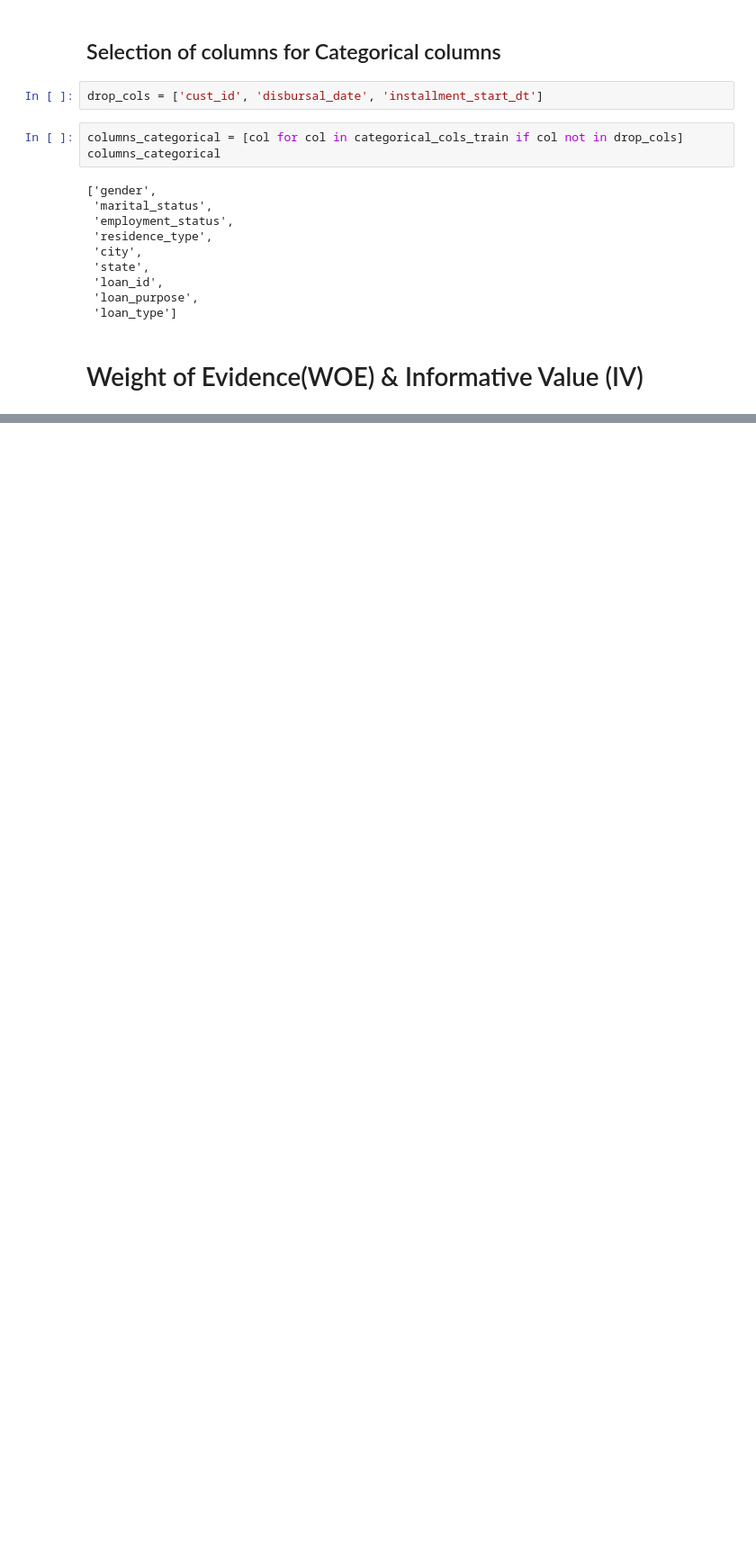
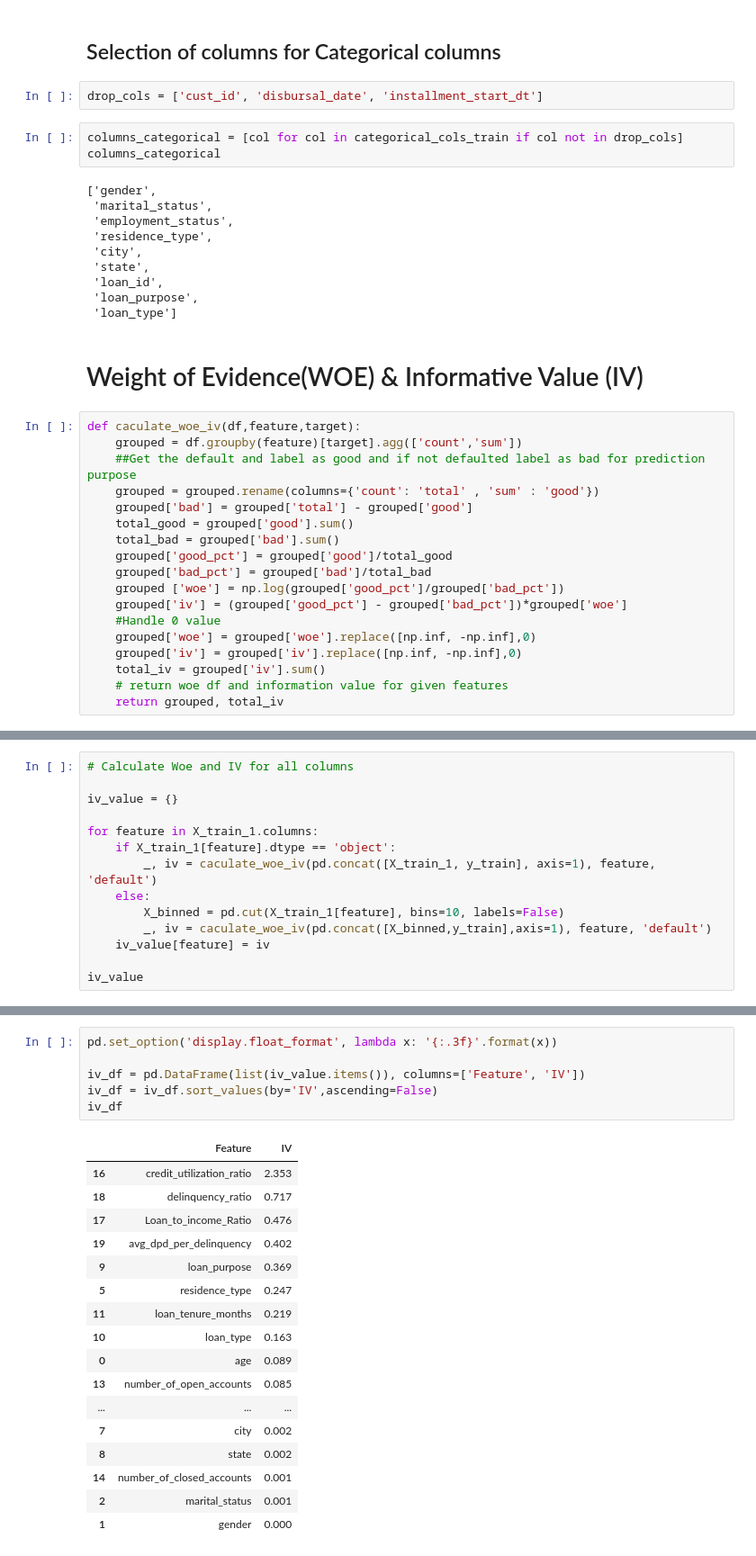
Before and after one commit to praghi/Credit_Risk_Modelling_Prediction, a Jupyter notebook: creditriskprediction.ipynb, the cells around one changed output, grey strips where cells are left out. Shown at 90% size. Saved outputs shown, nothing was run; the diff lists cells and outputs as text; blank space fills up the shorter version.

```diff
--- a/creditriskprediction.ipynb
+++ b/creditriskprediction.ipynb
@@ -719,3 +719,21 @@ columns_categorical
  'loan_type']
 # %% [markdown]
 # Weight of Evidence(WOE) & Informative Value (IV)
+# %%
+def caculate_woe_iv(df,feature,target):
+    grouped = df.groupby(feature)[target].agg(['count','sum'])
+    ##Get the default and label as good and if not defaulted label as bad for prediction purpose
+    grouped = grouped.rename(columns={'count': 'total' , 'sum' : 'good'})
+    grouped['bad'] = grouped['total'] - grouped['good']
+    total_good = grouped['good'].sum()
+    total_bad = grouped['bad'].sum()
+    grouped['good_pct'] = grouped['good']/total_good
+    grouped['bad_pct'] = grouped['bad']/total_bad
+    grouped ['woe'] = np.log(grouped['good_pct']/grouped['bad_pct'])
+    grouped['iv'] = (grouped['good_pct'] - grouped['bad_pct'])*grouped['woe']
+    #Handle 0 value
+    grouped['woe'] = grouped['woe'].replace([np.inf, -np.inf],0)
+    grouped['iv'] = grouped['iv'].replace([np.inf, -np.inf],0)
+    total_iv = grouped['iv'].sum()
+    # return woe df and information value for given features
+    return grouped, total_iv
@@ -721,0 +750,14 @@ columns_categorical
+# %%
+# Calculate Woe and IV for all columns
+
+iv_value = {}
+
+for feature in X_train_1.columns:
+    if X_train_1[feature].dtype == 'object':
+        _, iv = caculate_woe_iv(pd.concat([X_train_1, y_train], axis=1), feature, 'default')
+    else:
+        X_binned = pd.cut(X_train_1[feature], bins=10, labels=False)
+        _, iv = caculate_woe_iv(pd.concat([X_binned,y_train],axis=1), feature, 'default')
+    iv_value[feature] = iv
+
+iv_value
@@ -721,0 +785,24 @@ columns_categorical
+# %%
+pd.set_option('display.float_format', lambda x: '{:.3f}'.format(x))
+
+iv_df = pd.DataFrame(list(iv_value.items()), columns=['Feature', 'IV'])
+iv_df = iv_df.sort_values(by='IV',ascending=False)
+iv_df
+# %% [output]
+|  | Feature | IV |
+| 16 | credit_utilization_ratio | 2.353 |
+| 18 | delinquency_ratio | 0.717 |
+| 17 | Loan_to_income_Ratio | 0.476 |
+| 19 | avg_dpd_per_delinquency | 0.402 |
+| 9 | loan_purpose | 0.369 |
+| 5 | residence_type | 0.247 |
+| 11 | loan_tenure_months | 0.219 |
+| 10 | loan_type | 0.163 |
+| 0 | age | 0.089 |
+| 13 | number_of_open_accounts | 0.085 |
+| ... | ... | ... |
+| 7 | city | 0.002 |
+| 8 | state | 0.002 |
+| 14 | number_of_closed_accounts | 0.001 |
+| 2 | marital_status | 0.001 |
+| 1 | gender | 0.000 |
```
Also changed, not shown: parts of 25 cells of this notebook.
